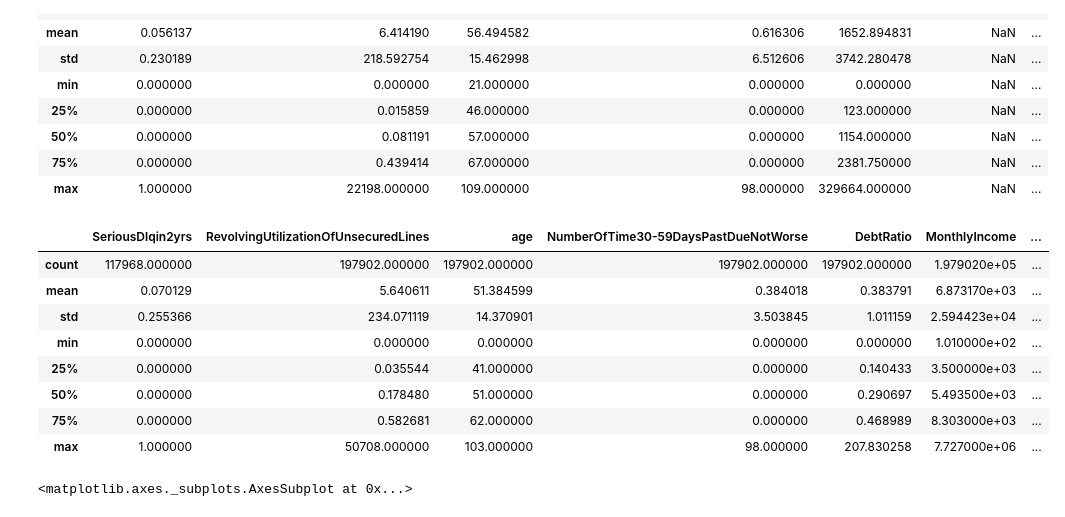
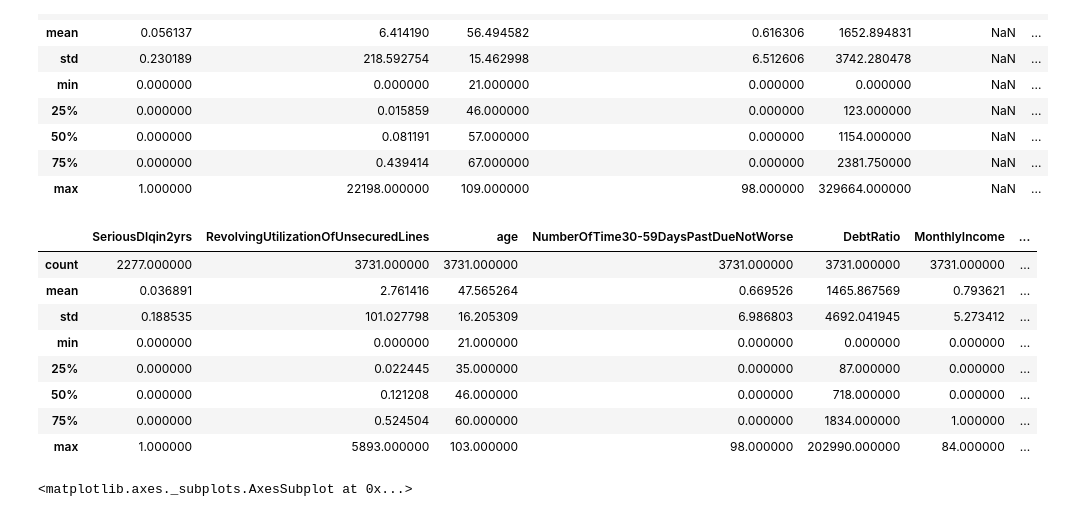
Before and after one commit to vcheng728/Credit, a Jupyter notebook: Credit Score.ipynb, the cells around one changed output. Cells and saved outputs as stored; diff of their text form; code cells hidden in the pictures.

```diff
--- a/Credit Score.ipynb
+++ b/Credit Score.ipynb
@@ -75,15 +77,15 @@ stackt[stackt['MonthlyIncome'].isna()].describe()
 | 75% | 0.000000 | 0.439414 | 67.000000 | 0.000000 | 2381.750000 | NaN | ... |
 | max | 1.000000 | 22198.000000 | 109.000000 | 98.000000 | 329664.000000 | NaN | ... |
 # %%
-stackt[(stackt['MonthlyIncome'].notnull()) & (stackt['MonthlyIncome'] > 100)].describe()
+stackt[(stackt['MonthlyIncome'].notnull()) & (stackt['MonthlyIncome'] < 100)].describe()
 # %% [output]
 |  | SeriousDlqin2yrs | RevolvingUtilizationOfUnsecuredLines | age | NumberOfTime30-59DaysPastDueNotWorse | DebtRatio | MonthlyIncome | ... |
-| count | 117968.000000 | 197902.000000 | 197902.000000 | 197902.000000 | 197902.000000 | 1.979020e+05 | ... |
-| mean | 0.070129 | 5.640611 | 51.384599 | 0.384018 | 0.383791 | 6.873170e+03 | ... |
-| std | 0.255366 | 234.071119 | 14.370901 | 3.503845 | 1.011159 | 2.594423e+04 | ... |
-| min | 0.000000 | 0.000000 | 0.000000 | 0.000000 | 0.000000 | 1.010000e+02 | ... |
-| 25% | 0.000000 | 0.035544 | 41.000000 | 0.000000 | 0.140433 | 3.500000e+03 | ... |
-| 50% | 0.000000 | 0.178480 | 51.000000 | 0.000000 | 0.290697 | 5.493500e+03 | ... |
-| 75% | 0.000000 | 0.582681 | 62.000000 | 0.000000 | 0.468989 | 8.303000e+03 | ... |
-| max | 1.000000 | 50708.000000 | 103.000000 | 98.000000 | 207.830258 | 7.727000e+06 | ... |
+| count | 2277.000000 | 3731.000000 | 3731.000000 | 3731.000000 | 3731.000000 | 3731.000000 | ... |
+| mean | 0.036891 | 2.761416 | 47.565264 | 0.669526 | 1465.867569 | 0.793621 | ... |
+| std | 0.188535 | 101.027798 | 16.205309 | 6.986803 | 4692.041945 | 5.273412 | ... |
+| min | 0.000000 | 0.000000 | 21.000000 | 0.000000 | 0.000000 | 0.000000 | ... |
+| 25% | 0.000000 | 0.022445 | 35.000000 | 0.000000 | 87.000000 | 0.000000 | ... |
+| 50% | 0.000000 | 0.121208 | 46.000000 | 0.000000 | 718.000000 | 0.000000 | ... |
+| 75% | 0.000000 | 0.524504 | 60.000000 | 0.000000 | 1834.000000 | 1.000000 | ... |
+| max | 1.000000 | 5893.000000 | 103.000000 | 98.000000 | 202990.000000 | 84.000000 | ... |
 # %%
```
Also changed, not shown: parts of 25 cells of this notebook.
